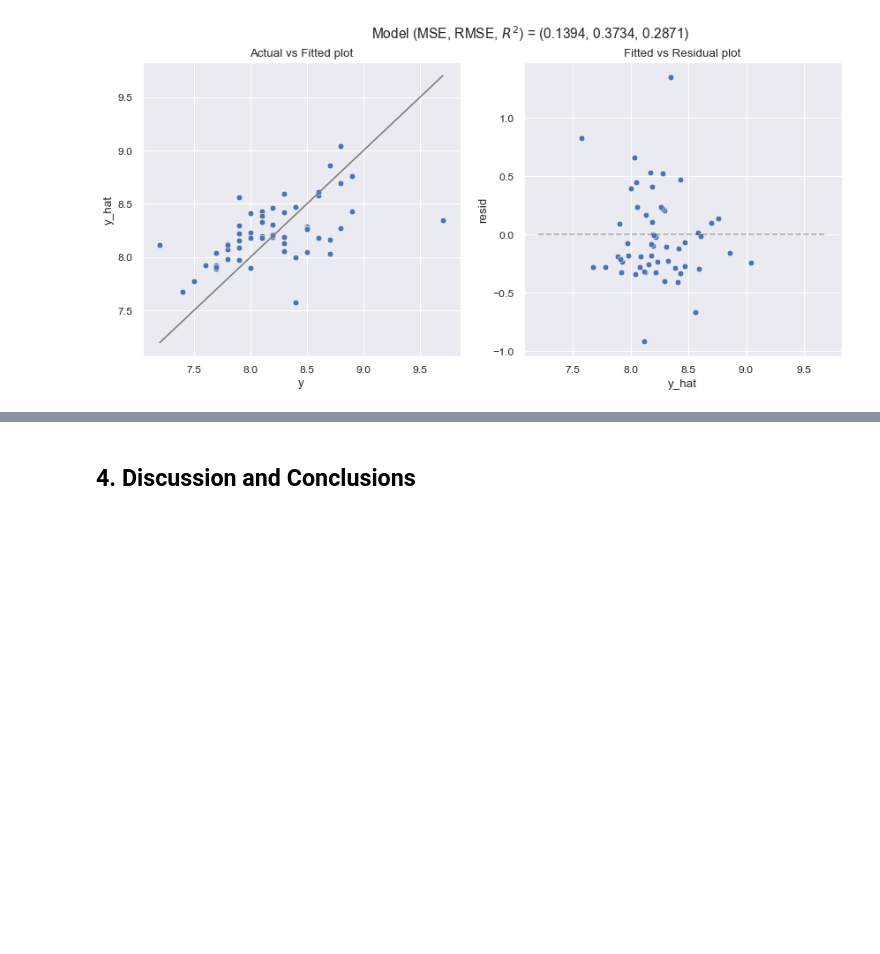
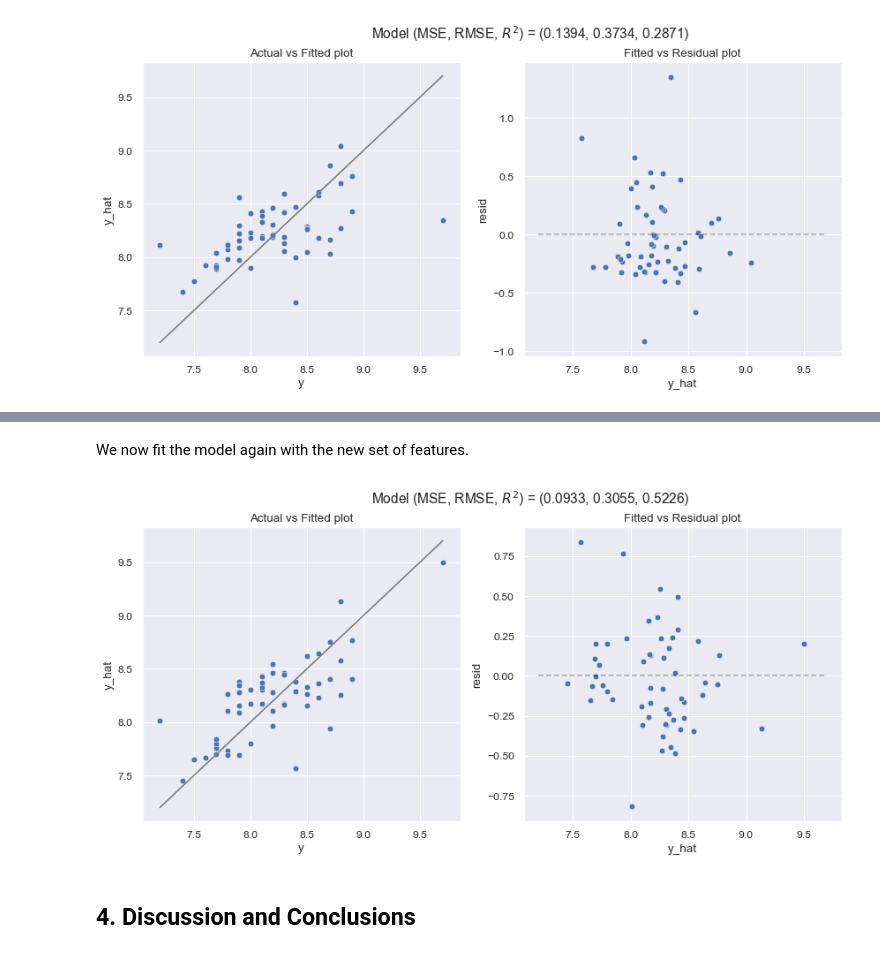
Before and after one commit to aliflo/office-episode-ratings-predictor, a Jupyter notebook: project_with_some_new_things.ipynb, the cells around one changed output, grey strips where cells are left out. Cells and saved outputs as stored; diff of their text form; code cells hidden in the pictures; blank space fills up the shorter version.

```diff
--- a/project_with_some_new_things.ipynb
+++ b/project_with_some_new_things.ipynb
@@ -821,0 +837,9 @@ mse, rmse, rsqr = model_fit(model_pipeline_lasso, X_t, y_test, plot=True)
+# %%
+data_tuning = data.copy()
+
+# Getting df with frequencies of each director and writer.
+frequencies = data_tuning[list(writers) + list(directors)].apply(pd.Series.value_counts)
+# Getting the ones we will drop
+to_drop = frequencies.columns[freq_table.loc[1] <= 5]
+# Dropping them.
+data_tuning = data_tuning.drop(to_drop, axis=1)
@@ -822,3 +877,26 @@ mse, rmse, rsqr = model_fit(model_pipeline_lasso, X_t, y_test, plot=True)
+# %% [markdown]
+We now fit the model again with the new set of features.
+# %%
+X_train, X_test, y_train, y_test = train_test_split(
+    data_tuning.drop('imdb_rating', axis=1), data_tuning['imdb_rating'],
+    test_size=0.3, random_state=42
+)
+
+# Fitting the final model !!!!(either Ridge or lasso with optimal alpha found above, not sure if
+# this one is the correct one, just using as example.)!!!!
+
+final_model = Pipeline([
+    ('scaler', StandardScaler()),
+    ('model', Lasso(alpha=0.02))
+])
+
+
+# Fitting the model
+final_model.fit(X_train, y_train)
+
+mse, rmse, rsqr = model_fit(final_model, X_test, y_test, plot=True)
+# %% [output]
+[figure, added]
 # %% [markdown]
 ## 4. Discussion and Conclusions
 # %% [markdown]
```
Also changed, not shown: parts of 15 cells of this notebook.
